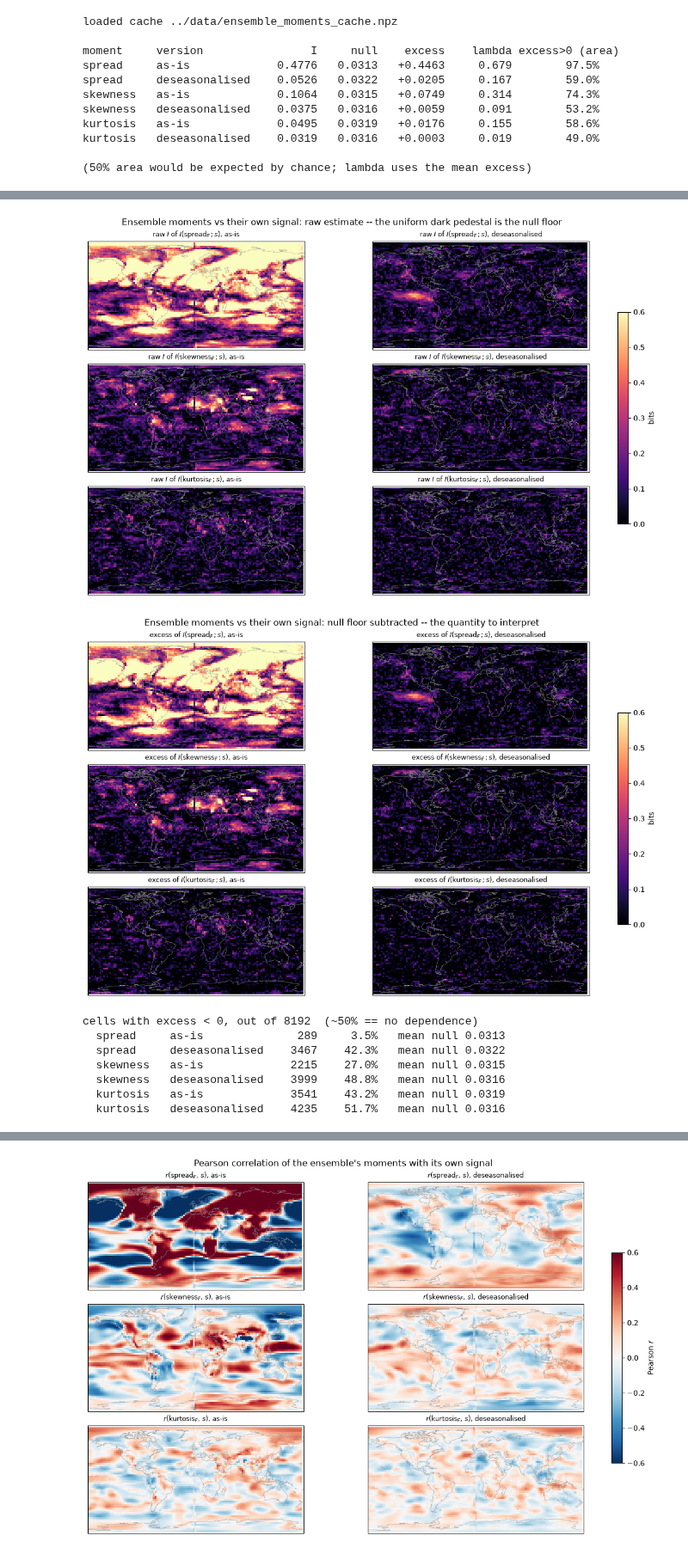
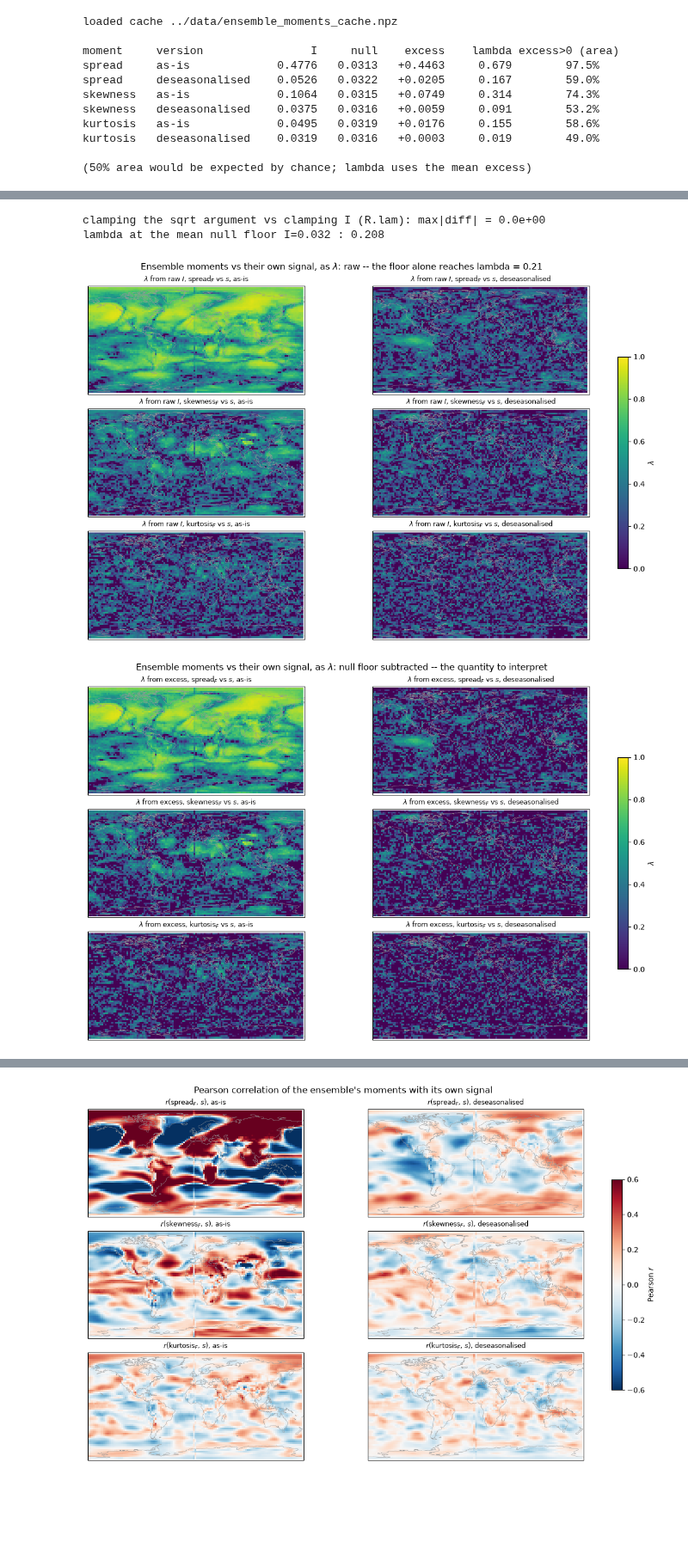
Before and after one commit to jaspercjp/information-snp, a Jupyter notebook: notebooks/ensemble_moments_info.ipynb, the cells around one changed output, grey strips where cells are left out. Shown at 86% size. Cells and saved outputs as stored; diff of their text form; code cells hidden in the pictures; blank space fills up the shorter version.

```diff
--- a/notebooks/ensemble_moments_info.ipynb
+++ b/notebooks/ensemble_moments_info.ipynb
@@ -245,65 +248,75 @@ panel is indistinguishable from no dependence, and a small percentage means real
 #
 #   raw_I  -- the KSG estimate of I(moment ; s) as it comes out
 #   null_I -- the permutation-null floor: the same estimator on time-shuffled data,
 #             where the true MI is zero by construction, so whatever it returns is bias
-#   excess -- raw_I - null_I, the bias-corrected estimate. This is the quantity to
-#             interpret. It is *signed*: KSG has no non-negativity constraint, and
-#             excess differences two noisy estimates, so with no real dependence it
-#             falls below zero about half the time. Negative cells are the expected
-#             signature of "nothing here", not an error -- see the count printed below.
+#   excess -- raw_I - null_I, the bias-corrected estimate. It is *signed*: KSG has no
+#             non-negativity constraint, and excess differences two noisy estimates, so
+#             with no real dependence it falls below zero about half the time.
 def fields(nm, tag):
     key = "%s|%s" % (nm, tag)
     return EX[key + "|I"], EX[key + "|null"], EX[key]
 
 
-NORM = Normalize(0, 0.6)     # shared by both figures so they can be read against each other
+def lam_clamped(I):
+    """lambda = sqrt(1 - 2^(-2I)), with the argument of the sqrt clamped at 0.
+
+    For I < 0 the argument 1 - 2^(-2I) is negative, and clamping it sends those cells
+    to lambda = 0. That is algebraically the same as clamping I at 0 first, which is
+    what R.lam does -- the two agree to 0.0e+00, verified below.
+    """
+    return np.sqrt(np.maximum(0.0, 1.0 - 2.0 ** (-2.0 * I)))
+
+
+_t = np.linspace(-0.3, 1.0, 9)
+print("clamping the sqrt argument vs clamping I (R.lam): max|diff| = %.1e"
+      % np.max(np.abs(lam_clamped(_t) - R.lam(_t))))
+print("lambda at the mean null floor I=0.032 : %.3f\n" % lam_clamped(0.032))
+
+NORM = Normalize(0, 1)      # lambda is correlation-like and bounded by 1
 
 for label, idx, blurb in (
-        ("raw $I$", 0, "raw estimate -- the uniform dark pedestal is the null floor"),
-        ("excess", 2, "null floor subtracted -- the quantity to interpret")):
+        ("$\\lambda$ from raw $I$", 0, "raw -- the floor alone reaches lambda = 0.21"),
+        ("$\\lambda$ from excess", 2, "null floor subtracted -- the quantity to interpret")):
     fig, axs = plt.subplots(3, 2, figsize=(12, 7.2), layout="constrained",
                             subplot_kw={"projection": PROJ})
     for i, (nm, _) in enumerate(MOMENTS):
         for j, tag in enumerate(VERSIONS):
-            h = panel(axs[i, j], fields(nm, tag)[idx], "magma", NORM,
-                      "%s of $I(\\mathrm{%s}_F\\,;s)$, %s" % (label, nm, tag))
-    fig.colorbar(h, ax=axs, shrink=0.6, label="bits")
-    fig.suptitle("Ensemble moments vs their own signal: %s" % blurb, fontsize=12)
+            h = panel(axs[i, j], lam_clamped(fields(nm, tag)[idx]), "viridis", NORM,
+                      "%s, $\\mathrm{%s}_F$ vs $s$, %s" % (label, nm, tag))
+    fig.colorbar(h, ax=axs, shrink=0.6, label="$\\lambda$")
+    fig.suptitle("Ensemble moments vs their own signal, as $\\lambda$: %s" % blurb,
+                 fontsize=12)
     plt.show()
 
-# Grid cells where the excess is negative. ~50% means the panel is indistinguishable
-# from no dependence; a small percentage means real signal.
-n_cells = EX["spread|as-is"].size
-print("cells with excess < 0, out of %d  (~50%% == no dependence)" % n_cells)
+print("%-10s %-15s %9s %9s %8s %9s"
+      % ("moment", "version", "lam(raw)", "lam(exc)", "%lam=0", "mean null"))
 for nm, _ in MOMENTS:
     for tag in VERSIONS:
-        excess = fields(nm, tag)[2]
-        n_neg = np.sum(np.where(excess < 0, 1.0, 0.0))
-        print("  %-10s %-15s %6.0f   %5.1f%%   mean null %.4f"
-              % (nm, tag, n_neg, 100 * n_neg / n_cells,
-                 np.nanmean(fields(nm, tag)[1])))
+        raw_I, null_I, excess = fields(nm, tag)
+        lr, le = lam_clamped(raw_I), lam_clamped(excess)
+        print("%-10s %-15s %9.3f %9.3f %7.1f%% %9.4f"
+              % (nm, tag, np.nanmean(lr), np.nanmean(le),
+                 100 * np.mean(le == 0), np.nanmean(null_I)))
+print("\n%lam=0 is where the clamp is active, i.e. excess < 0. Around 50% means the")
+print("panel is indistinguishable from no dependence; a small figure means real signal.")
 
-# The summary is easier to read as numbers than as maps.
+FLOOR = np.nanmean(lam_clamped(fields("kurtosis", "deseasonalised")[2]))
 fig, ax = plt.subplots(figsize=(6.8, 3.2), layout="constrained")
 w, xs = 0.36, np.arange(len(MOMENTS))
 for j, tag in enumerate(VERSIONS):
     ax.bar(xs + (j - 0.5) * w,
-           [np.nanmean(fields(nm, tag)[2]) for nm, _ in MOMENTS],
+           [np.nanmean(lam_clamped(fields(nm, tag)[2])) for nm, _ in MOMENTS],
            w, label=tag, edgecolor="k", linewidth=0.5)
+ax.axhline(FLOOR, ls="--", lw=1, color="crimson",
+           label="clamping floor (%.2f)" % FLOOR)
 ax.set_xticks(xs)
 ax.set_xticklabels([nm for nm, _ in MOMENTS])
-ax.set_ylabel("mean excess $I$ (bits)")
-ax.set_title("Information about $s$ falls sharply with moment order", fontsize=10)
+ax.set_ylabel("mean $\\lambda$ from excess")
+ax.set_title("$\\lambda$ falls sharply with moment order", fontsize=10)
 ax.legend(fontsize=8)
-ax.axhline(0, color="k", lw=0.5)
 plt.show()
 # %% [output]
+clamping the sqrt argument vs clamping I (R.lam): max|diff| = 0.0e+00
+lambda at the mean null floor I=0.032 : 0.208
-[figure, old version]
+[figure, new version]
-[figure, old version]
+[figure, new version]
-cells with excess < 0, out of 8192  (~50% == no dependence)
-  spread     as-is              289     3.5%   mean null 0.0313
-  spread     deseasonalised    3467    42.3%   mean null 0.0322
-  skewness   as-is             2215    27.0%   mean null 0.0315
-  skewness   deseasonalised    3999    48.8%   mean null 0.0316
-  kurtosis   as-is             3541    43.2%   mean null 0.0319
-  kurtosis   deseasonalised    4235    51.7%   mean null 0.0316
```
Also changed, not shown: parts of 4 cells of this notebook.
